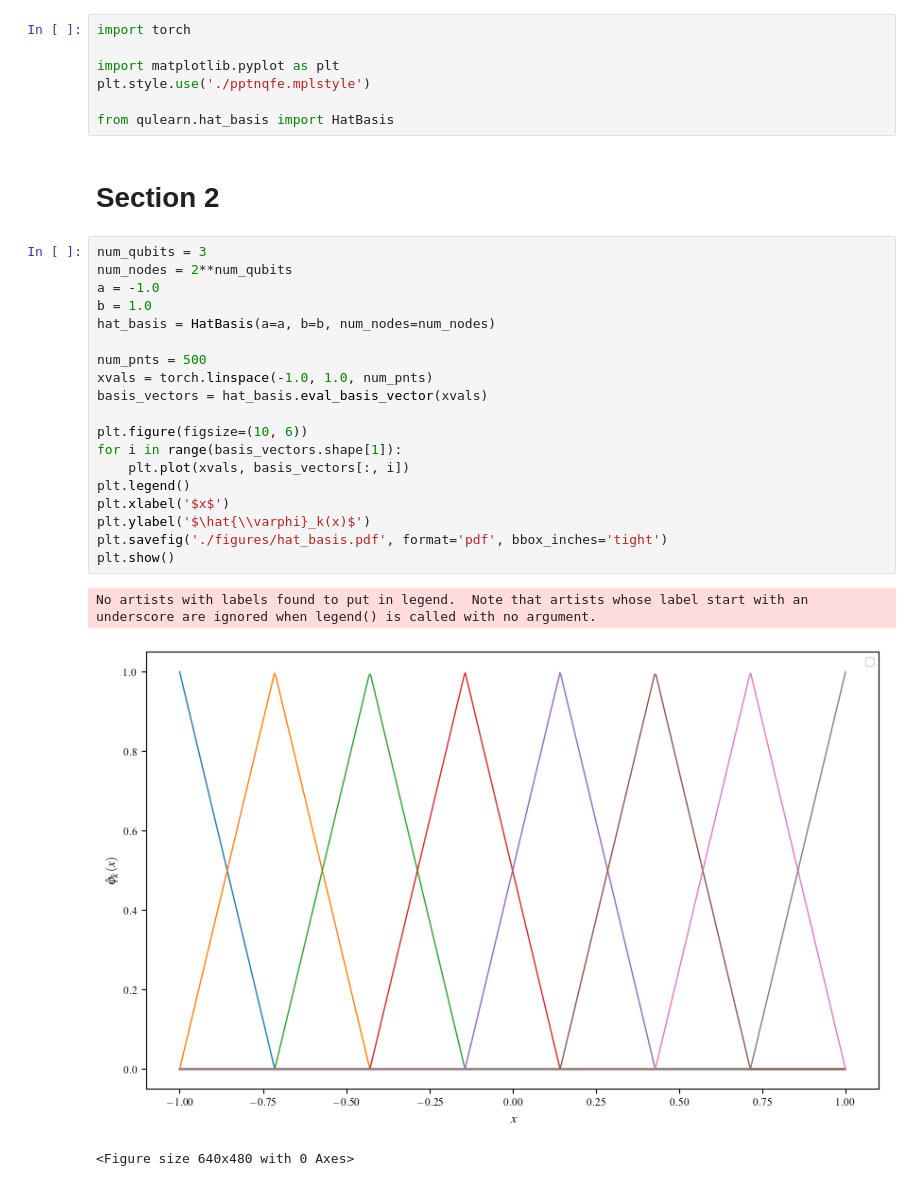
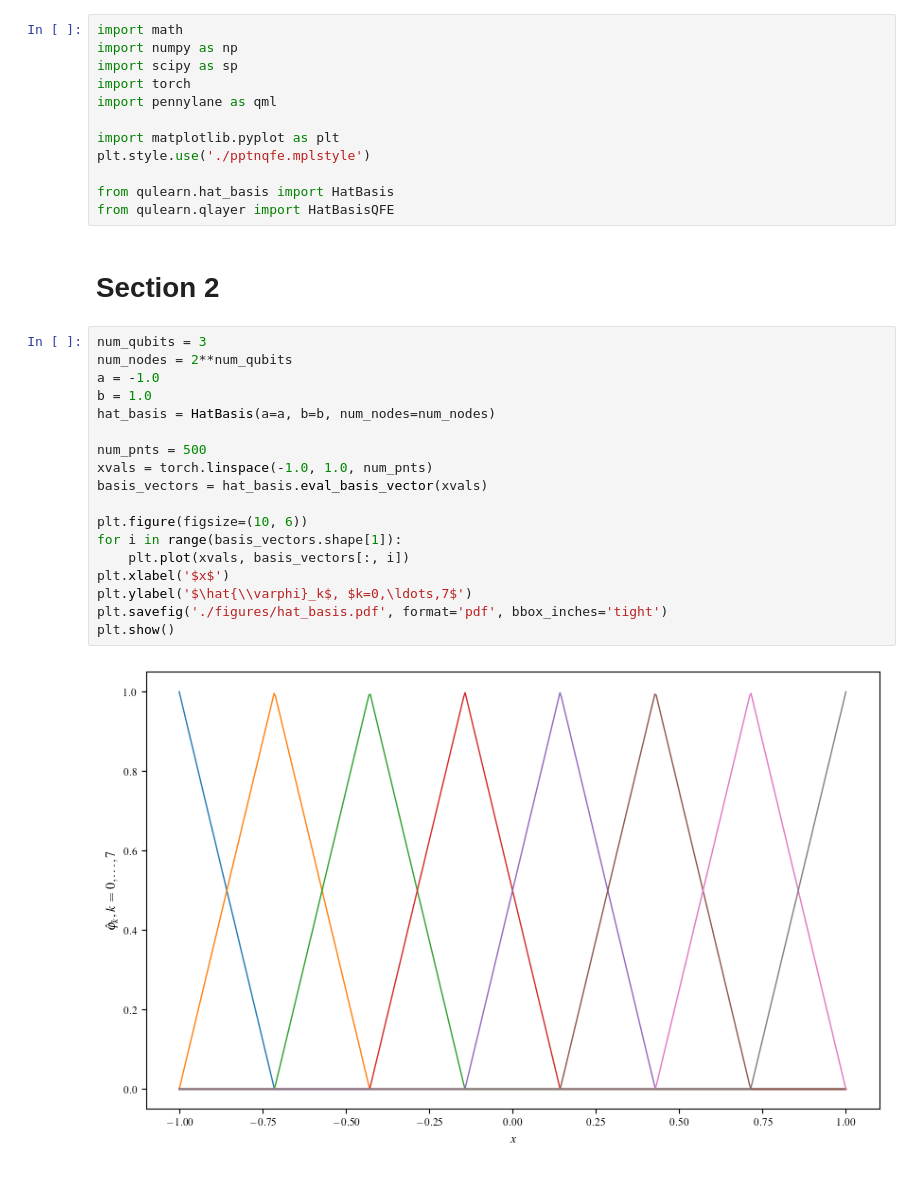
Before and after one commit to MazenAli/PPTNQFE_Examples, a Jupyter notebook: pdes.ipynb, the cells around one changed output. Cells and saved outputs as stored; diff of their text form.

```diff
--- a/pdes.ipynb
+++ b/pdes.ipynb
@@ -1,32 +1,34 @@
 # %%
+import math
+import numpy as np
+import scipy as sp
 import torch
+import pennylane as qml
 
 import matplotlib.pyplot as plt
 plt.style.use('./pptnqfe.mplstyle')
 
 from qulearn.hat_basis import HatBasis
+from qulearn.qlayer import HatBasisQFE
 # %% [markdown]
 # Section 2
 # %%
 num_qubits = 3
 num_nodes = 2**num_qubits
 a = -1.0
 b = 1.0
 hat_basis = HatBasis(a=a, b=b, num_nodes=num_nodes)
 
 num_pnts = 500
 xvals = torch.linspace(-1.0, 1.0, num_pnts)
 basis_vectors = hat_basis.eval_basis_vector(xvals)
 
 plt.figure(figsize=(10, 6))
 for i in range(basis_vectors.shape[1]):
     plt.plot(xvals, basis_vectors[:, i])
-plt.legend()
 plt.xlabel('$x$')
-plt.ylabel('$\hat{\\varphi}_k(x)$')
+plt.ylabel('$\hat{\\varphi}_k$, $k=0,\ldots,7$')
 plt.savefig('./figures/hat_basis.pdf', format='pdf', bbox_inches='tight')
 plt.show()
 # %% [output]
-No artists with labels found to put in legend.  Note that artists whose label start with an underscore are ignored when legend() is called with no argument.
-[figure, old version]
+[figure, new version]
-<Figure size 640x480 with 0 Axes>
```
Also changed, not shown: parts of 7 cells of this notebook, 2 other files.
